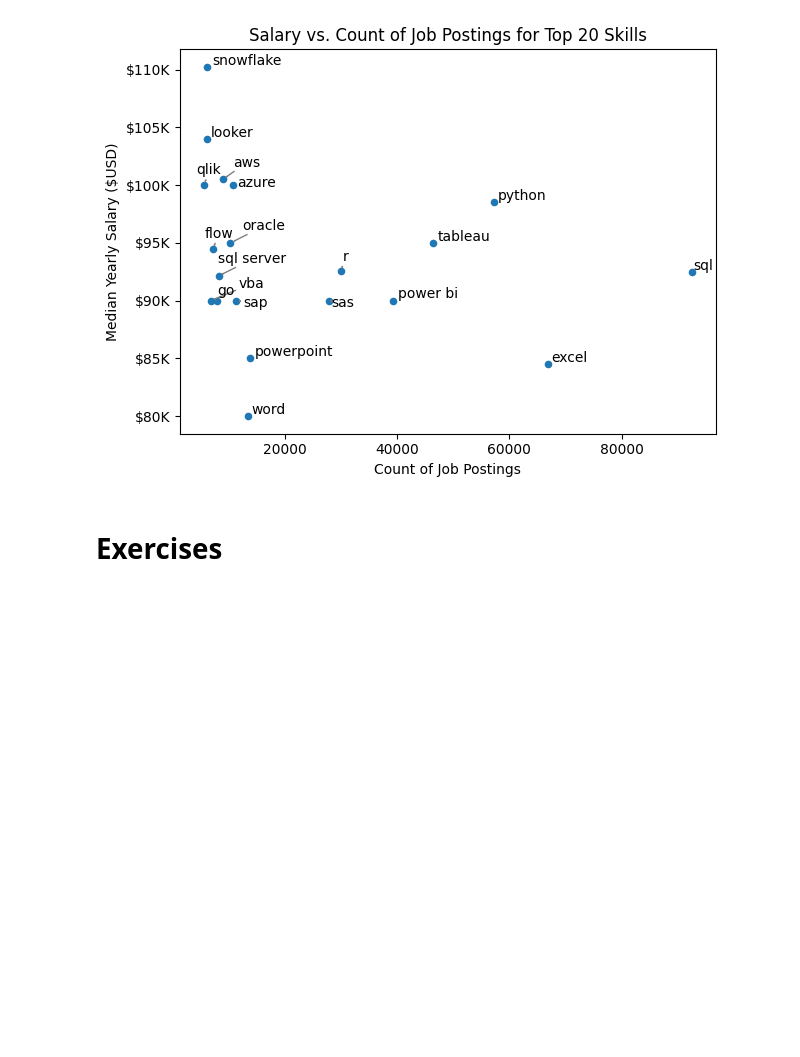
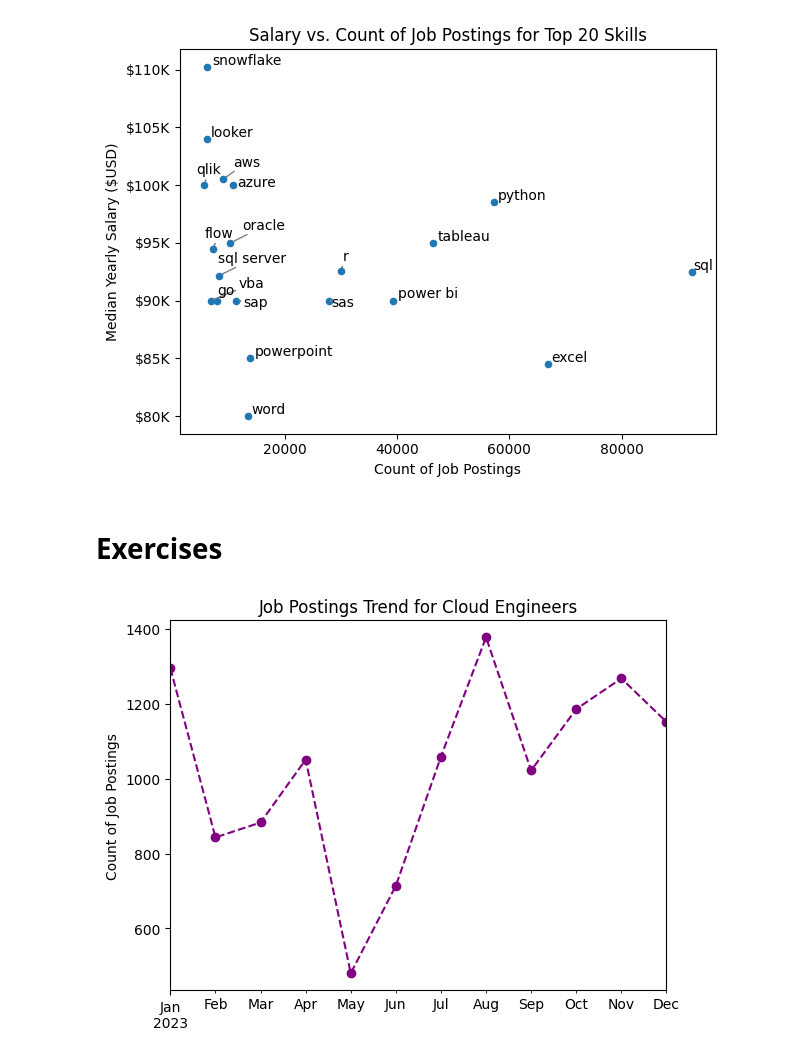
Before and after one commit to AdamWiercioch95/Python_Data_Exercises, a Jupyter notebook: matplotlib/4_Matplotlib_Advanced_Customization.ipynb, the cells around one changed output. Saved outputs shown, nothing was run; the diff lists cells and outputs as text; code cells hidden in the pictures; blank space fills up the shorter version.

```diff
--- a/matplotlib/4_Matplotlib_Advanced_Customization.ipynb
+++ b/matplotlib/4_Matplotlib_Advanced_Customization.ipynb
@@ -108,3 +108,21 @@ plt.show()
 [figure]
 # %% [markdown]
 # Exercises
+# %%
+# Create a line plot showing the trend of job postings over the months for Cloud Engineer job postings:
+#
+# Create a new DataFrame called df_ce that filters only job postings that are 'Cloud Engineer'
+# Customize the plot by setting the line style to dotted, the line color to purple, and the marker style to 'o'.
+# Add a title 'Job Postings Trend for Cloud Engineers' and label the y-axis as 'Count of Job Postings'.
+
+df_ce = df[df['job_title_short']  == 'Cloud Engineer'].copy()
+df_ce['job_posted_month_no'] = df_ce['job_posted_date'].dt.to_period('M')
+job_counts = df_ce['job_posted_month_no'].value_counts().sort_index()
+
+job_counts.plot(kind='line',  linestyle='--', color='purple', marker='o', legend=False)
+plt.title('Job Postings Trend for Cloud Engineers')
+plt.xlabel('')
+plt.ylabel('Count of Job Postings')
+plt.show()
+# %% [output]
+[figure, added]
```
Also changed, not shown: parts of 1 cell of this notebook.
